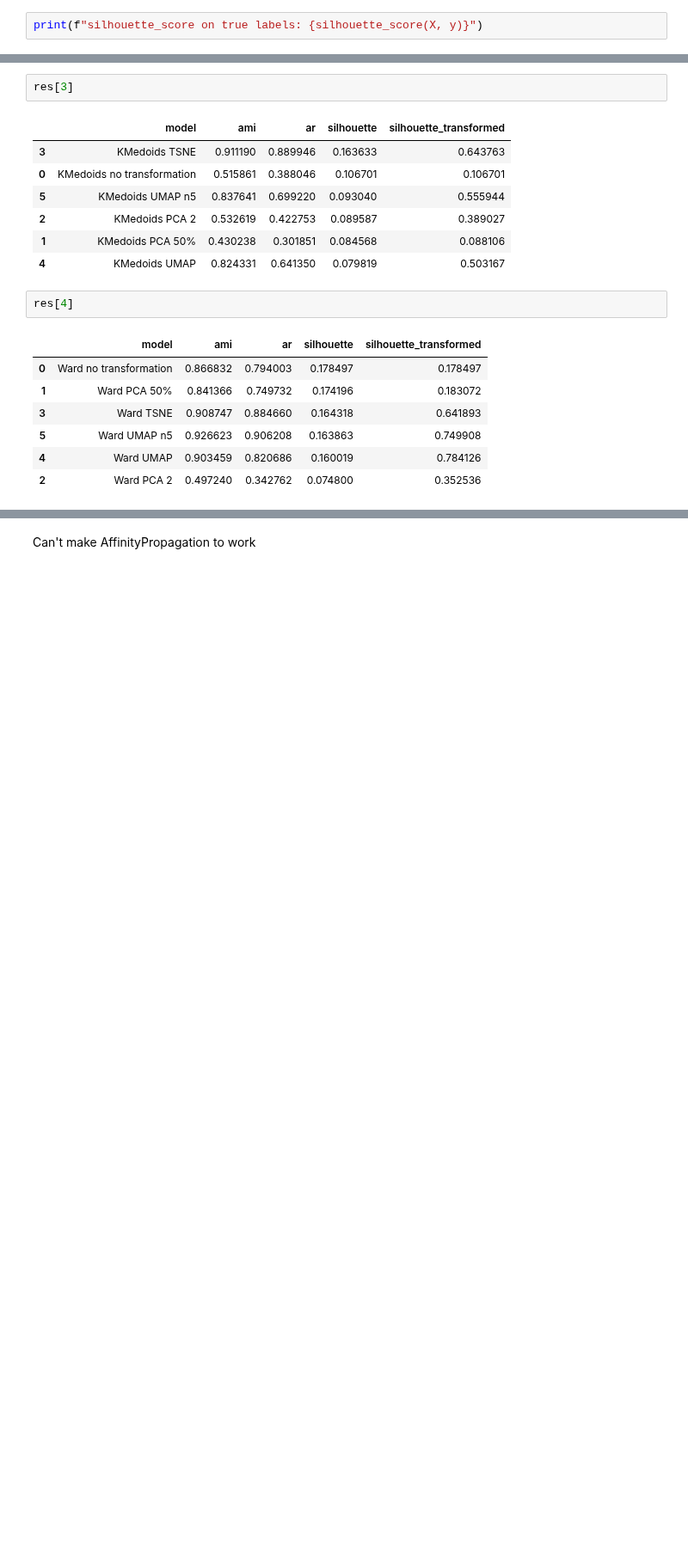
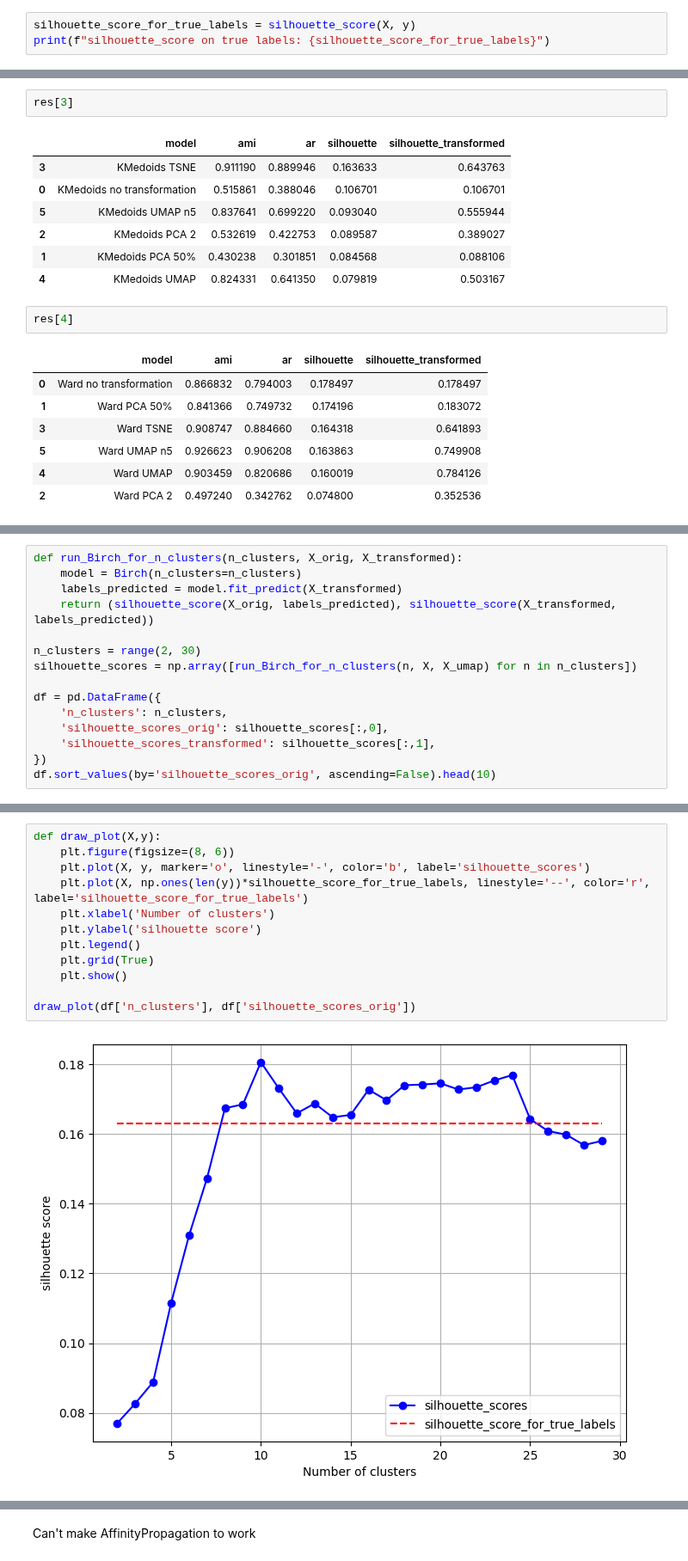
Before and after one commit to VladGnatiuk/projector_ml6, a Jupyter notebook: _vg/homeworks/homework 07. Prjctr HW9. Unsupervised learning.ipynb, the cells around one changed output, grey strips where cells are left out. Shown at 86% size. Cells and saved outputs as stored; diff of their text form; blank space fills up the shorter version.

```diff
--- a/_vg/homeworks/homework 07. Prjctr HW9. Unsupervised learning.ipynb
+++ b/_vg/homeworks/homework 07. Prjctr HW9. Unsupervised learning.ipynb
@@ -67,7 +67,8 @@ plt.show()
 [figure]
 [figure]
 # %%
-print(f"silhouette_score on true labels: {silhouette_score(X, y)}")
+silhouette_score_for_true_labels = silhouette_score(X, y)
+print(f"silhouette_score on true labels: {silhouette_score_for_true_labels}")
 # %% [output]
 silhouette_score on true labels: 0.1629432052257522
 # %%
@@ -338,0 +362,15 @@ res[4]
+# %%
+def run_Birch_for_n_clusters(n_clusters, X_orig, X_transformed):
+    model = Birch(n_clusters=n_clusters)
+    labels_predicted = model.fit_predict(X_transformed)
+    return (silhouette_score(X_orig, labels_predicted), silhouette_score(X_transformed, labels_predicted))
+
+n_clusters = range(2, 30)
+silhouette_scores = np.array([run_Birch_for_n_clusters(n, X, X_umap) for n in n_clusters])
+
+df = pd.DataFrame({
+    'n_clusters': n_clusters,
+    'silhouette_scores_orig': silhouette_scores[:,0],
+    'silhouette_scores_transformed': silhouette_scores[:,1],
+})
+df.sort_values(by='silhouette_scores_orig', ascending=False).head(10)
@@ -338,0 +389,14 @@ res[4]
+# %%
+def draw_plot(X,y):
+    plt.figure(figsize=(8, 6))
+    plt.plot(X, y, marker='o', linestyle='-', color='b', label='silhouette_scores')
+    plt.plot(X, np.ones(len(y))*silhouette_score_for_true_labels, linestyle='--', color='r', label='silhouette_score_for_true_labels')
+    plt.xlabel('Number of clusters')
+    plt.ylabel('silhouette score')
+    plt.legend()
+    plt.grid(True)
+    plt.show()
+
+draw_plot(df['n_clusters'], df['silhouette_scores_orig'])
+# %% [output]
+[figure, added]
```
Also changed, not shown: parts of 13 cells of this notebook.
